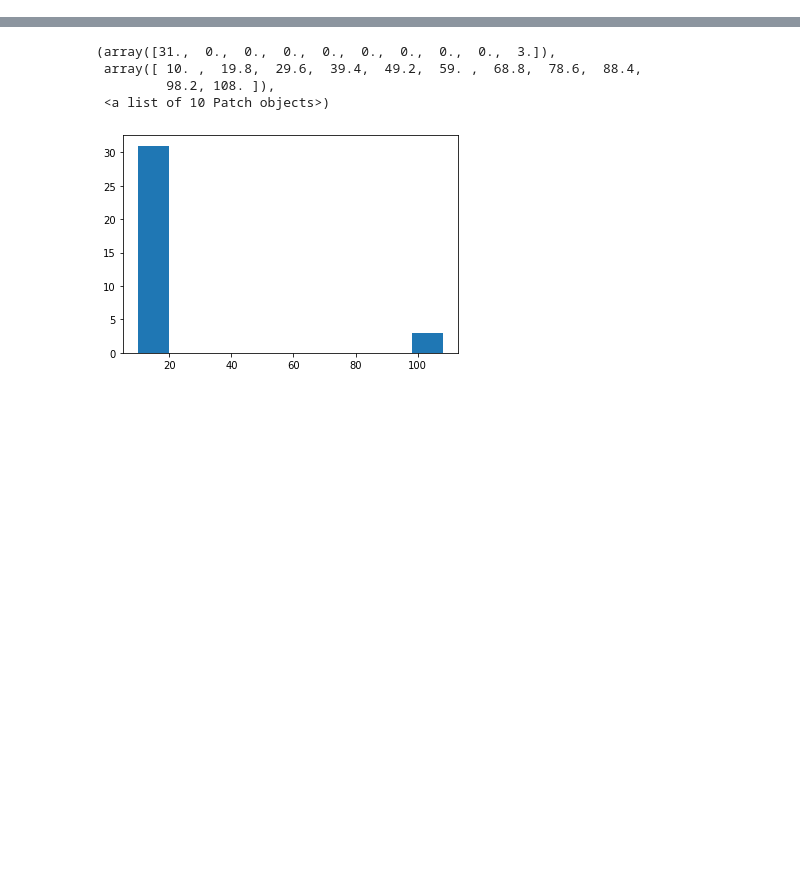
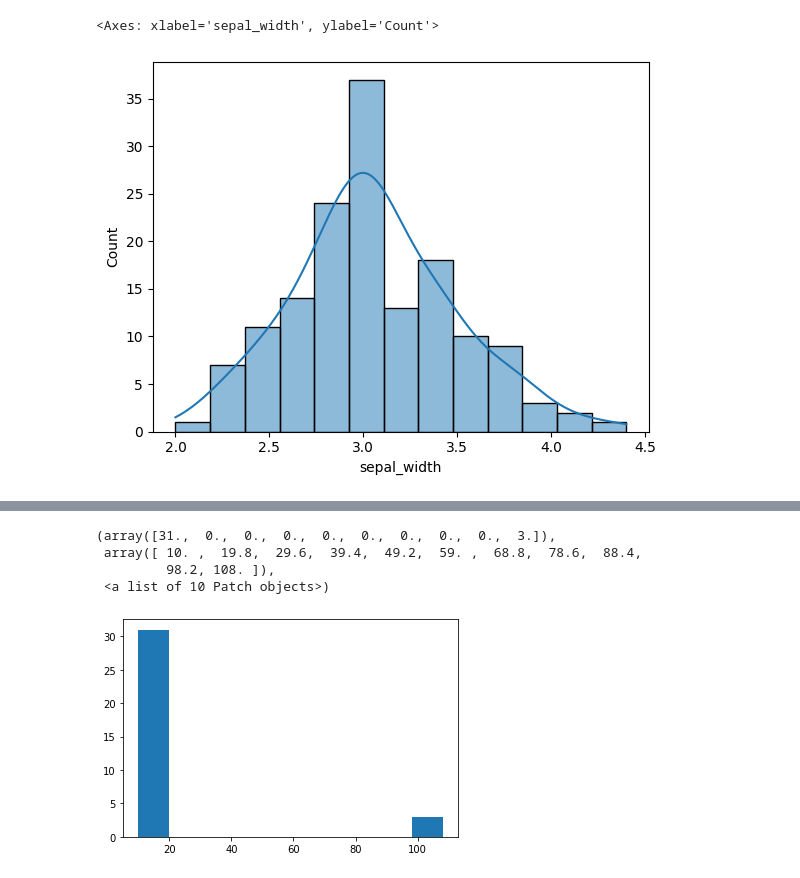
Before and after one commit to ZarinSaima333/CSE330-Numerical-Methods, a Jupyter notebook: Copy_of_Stats_Practicals.ipynb, the cells around one changed output, grey strips where cells are left out. Drawn from its saved outputs; the diff is of its cells as text; code cells hidden in the pictures; blank space fills up the shorter version.

```diff
--- a/Copy_of_Stats_Practicals.ipynb
+++ b/Copy_of_Stats_Practicals.ipynb
@@ -4,0 +71,6 @@
+# %%
+sns.histplot(df1["sepal_width"],kde=True)#with pdf
+#gaussian distribuition 68.8,95,99.7
+# %% [output]
+<Axes: xlabel='sepal_width', ylabel='Count'>
+[figure, added]
```
Also changed, not shown: parts of 16 cells of this notebook.
